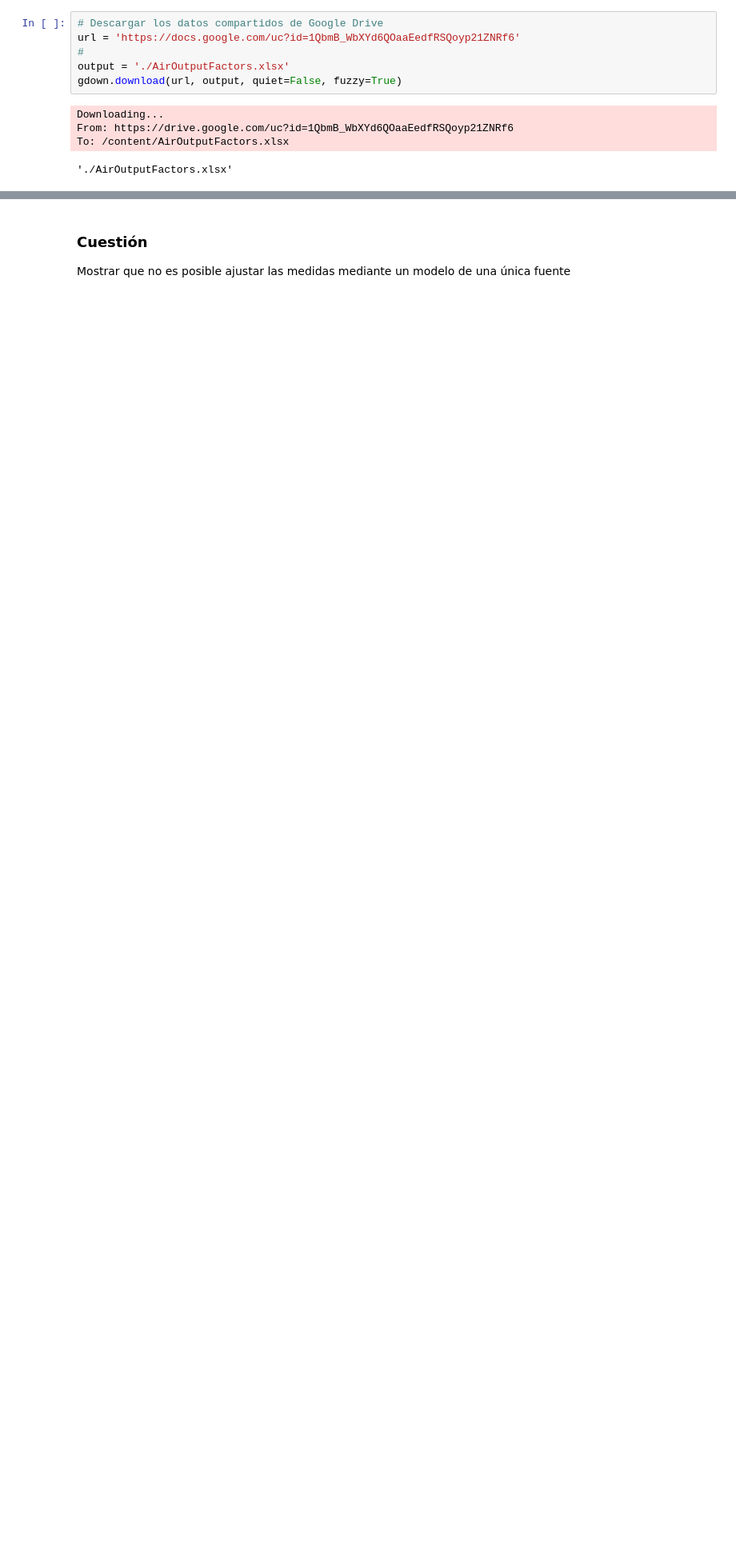
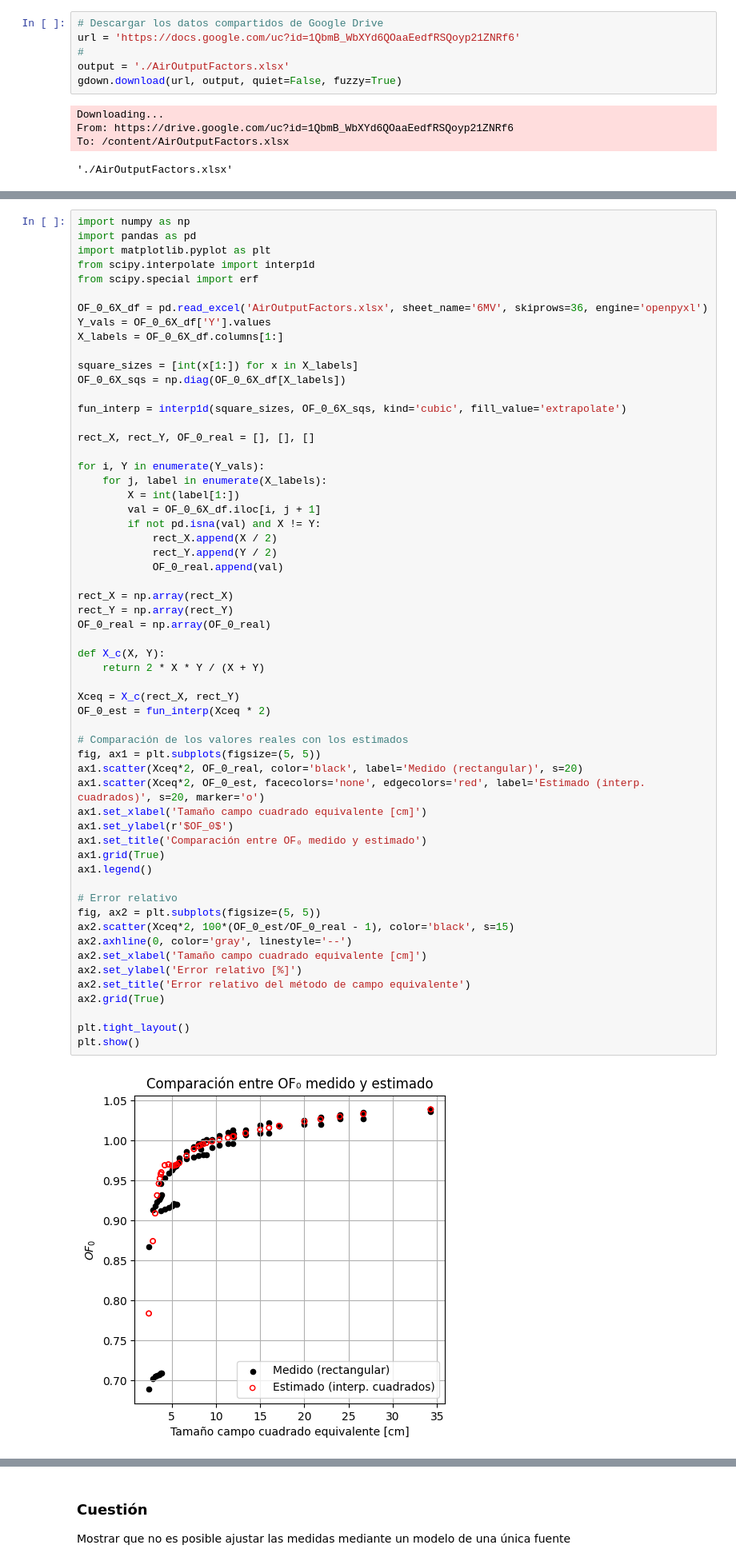
Before and after one commit to SofiBelmon/Practica2_radioterapia, a Jupyter notebook: Enunciados/DobleFuente/DobleFuente_Enunciado.ipynb, the cells around one changed output, grey strips where cells are left out. Shown: that part at 80% size. Cells and saved outputs as stored; diff of their text form; blank space fills up the shorter version.

```diff
--- a/Enunciados/DobleFuente/DobleFuente_Enunciado.ipynb
+++ b/Enunciados/DobleFuente/DobleFuente_Enunciado.ipynb
@@ -352,0 +261,60 @@ Representamos gráficamente y comprobamos la equivalencia
+# %%
+import numpy as np
+import pandas as pd
+import matplotlib.pyplot as plt
+from scipy.interpolate import interp1d
+from scipy.special import erf
+
+OF_0_6X_df = pd.read_excel('AirOutputFactors.xlsx', sheet_name='6MV', skiprows=36, engine='openpyxl')
+Y_vals = OF_0_6X_df['Y'].values
+X_labels = OF_0_6X_df.columns[1:]
+
+square_sizes = [int(x[1:]) for x in X_labels]
+OF_0_6X_sqs = np.diag(OF_0_6X_df[X_labels])
+
+fun_interp = interp1d(square_sizes, OF_0_6X_sqs, kind='cubic', fill_value='extrapolate')
+
+rect_X, rect_Y, OF_0_real = [], [], []
+
+for i, Y in enumerate(Y_vals):
+    for j, label in enumerate(X_labels):
+        X = int(label[1:])
+        val = OF_0_6X_df.iloc[i, j + 1]
+        if not pd.isna(val) and X != Y:
+            rect_X.append(X / 2)
+            rect_Y.append(Y / 2)
+            OF_0_real.append(val)
+
+rect_X = np.array(rect_X)
+rect_Y = np.array(rect_Y)
+OF_0_real = np.array(OF_0_real)
+
+def X_c(X, Y):
+    return 2 * X * Y / (X + Y)
+
+Xceq = X_c(rect_X, rect_Y)
+OF_0_est = fun_interp(Xceq * 2)
+
+# Comparación de los valores reales con los estimados
+fig, ax1 = plt.subplots(figsize=(5, 5))
+ax1.scatter(Xceq*2, OF_0_real, color='black', label='Medido (rectangular)', s=20)
+ax1.scatter(Xceq*2, OF_0_est, facecolors='none', edgecolors='red', label='Estimado (interp. cuadrados)', s=20, marker='o')
+ax1.set_xlabel('Tamaño campo cuadrado equivalente [cm]')
+ax1.set_ylabel(r'$OF_0$')
+ax1.set_title('Comparación entre OF₀ medido y estimado')
+ax1.grid(True)
+ax1.legend()
+
+# Error relativo
+fig, ax2 = plt.subplots(figsize=(5, 5))
+ax2.scatter(Xceq*2, 100*(OF_0_est/OF_0_real - 1), color='black', s=15)
+ax2.axhline(0, color='gray', linestyle='--')
+ax2.set_xlabel('Tamaño campo cuadrado equivalente [cm]')
+ax2.set_ylabel('Error relativo [%]')
+ax2.set_title('Error relativo del método de campo equivalente')
+ax2.grid(True)
+
+plt.tight_layout()
+plt.show()
+# %% [output]
+[figure, added]
```
Also changed, not shown: parts of 8 cells of this notebook.
